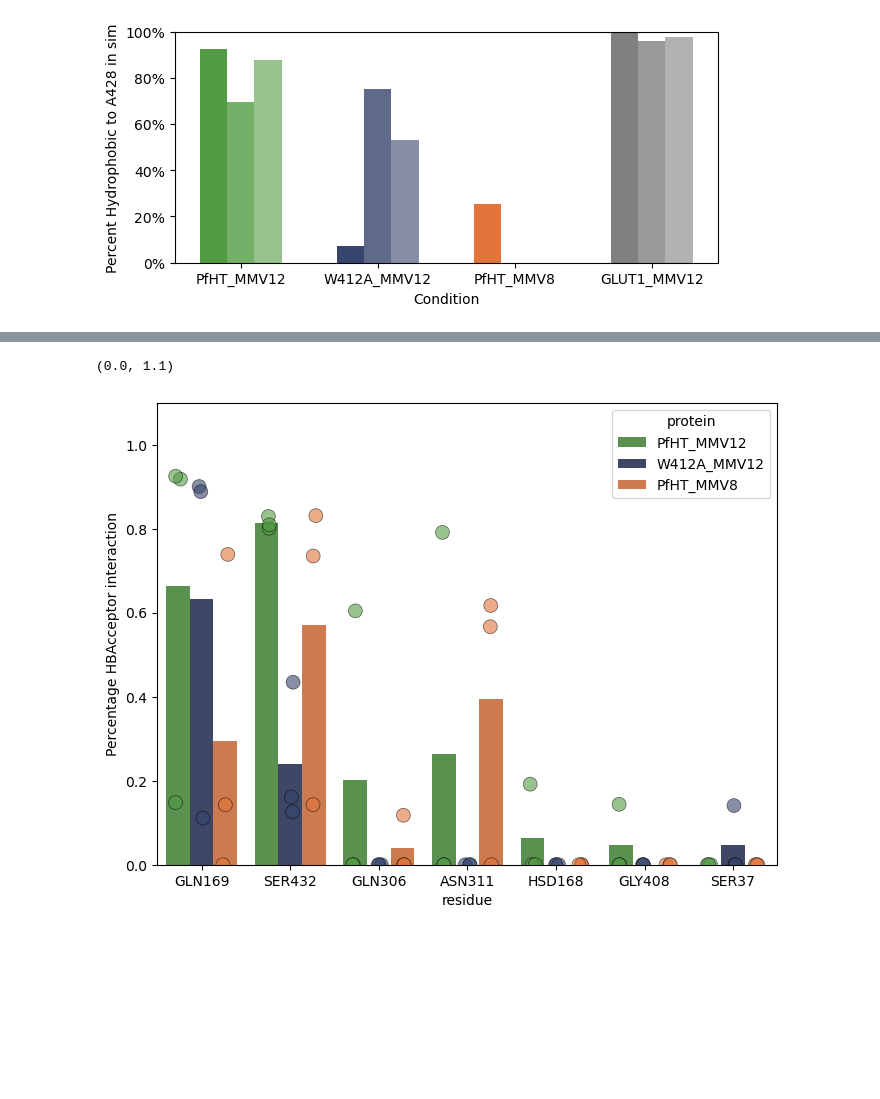
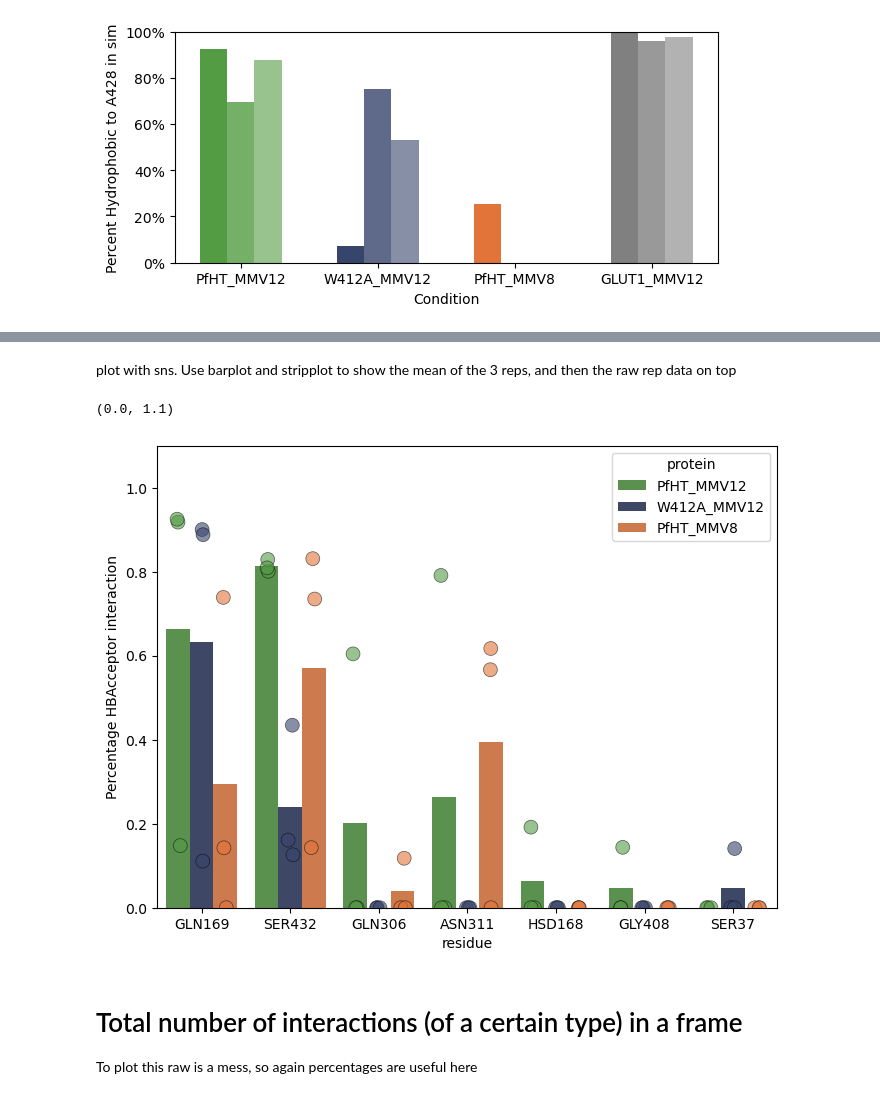
Before and after one commit to semccomas/PfHT_MMV, a Jupyter notebook: prolif_fingerprinting.ipynb, the cells around one changed output, grey strips where cells are left out. Cells and saved outputs as stored; diff of their text form; code cells hidden in the pictures; blank space fills up the shorter version.

```diff
--- a/prolif_fingerprinting.ipynb
+++ b/prolif_fingerprinting.ipynb
@@ -243,11 +256,11 @@ def process_wide_df(
 # %%
 intxn_name = 'HBAcceptor'
-all_mean_interactions = get_all_mean_intxn_time_dfs_wide(
+n_intxns = get_all_mean_intxn_time_dfs_wide(
     intxn_name=intxn_name
 )
 
-all_mean_interactions= process_wide_df(
-    df= all_mean_interactions,
+n_intxns= process_wide_df(
+    df= n_intxns,
     index_col_name= 'residue',
     condition_to_remove= 'GLUT1_MMV12',
     index_name= 'protein',
@@ -255,34 +268,39 @@ all_mean_interactions= process_wide_df(
     lower_level_melt_name= 'replica',  # put replica columns together into one column called replica
     add_21= True
 )
+# %% [markdown]
+plot with sns. Use barplot and stripplot to show the mean of the 3 reps, and then the raw rep data on top
 # %%
 f,ax = plt.subplots(1,1, figsize=(8,6))
-sns.barplot(data=all_mean_interactions,
+sns.barplot(data=n_intxns,
             x='residue',
             y='value',
             hue= 'protein',
             errorbar= None,
             ax= ax,
             palette= color_l
             )
 
-sns.stripplot(data=all_mean_interactions,
+sns.stripplot(data=n_intxns,
             x='residue',
             y='value',
             hue= 'protein',
             ax= ax,
             dodge=True,
             alpha= 0.6,
             edgecolor='black',
             linewidth=0.5,
             legend=False,
             size=10,
             palette= color_l
             )
 
 ax.set_ylabel(f"Percentage {intxn_name} interaction")
 ax.set_ylim(0,1.1)
 # %% [output]
 (0.0, 1.1)
-[figure, old version]
+[figure, new version]
+# %% [markdown]
+# Total number of interactions (of a certain type) in a frame
+To plot this raw is a mess, so again percentages are useful here
 # %%
```
Also changed, not shown: parts of 16 cells of this notebook.
